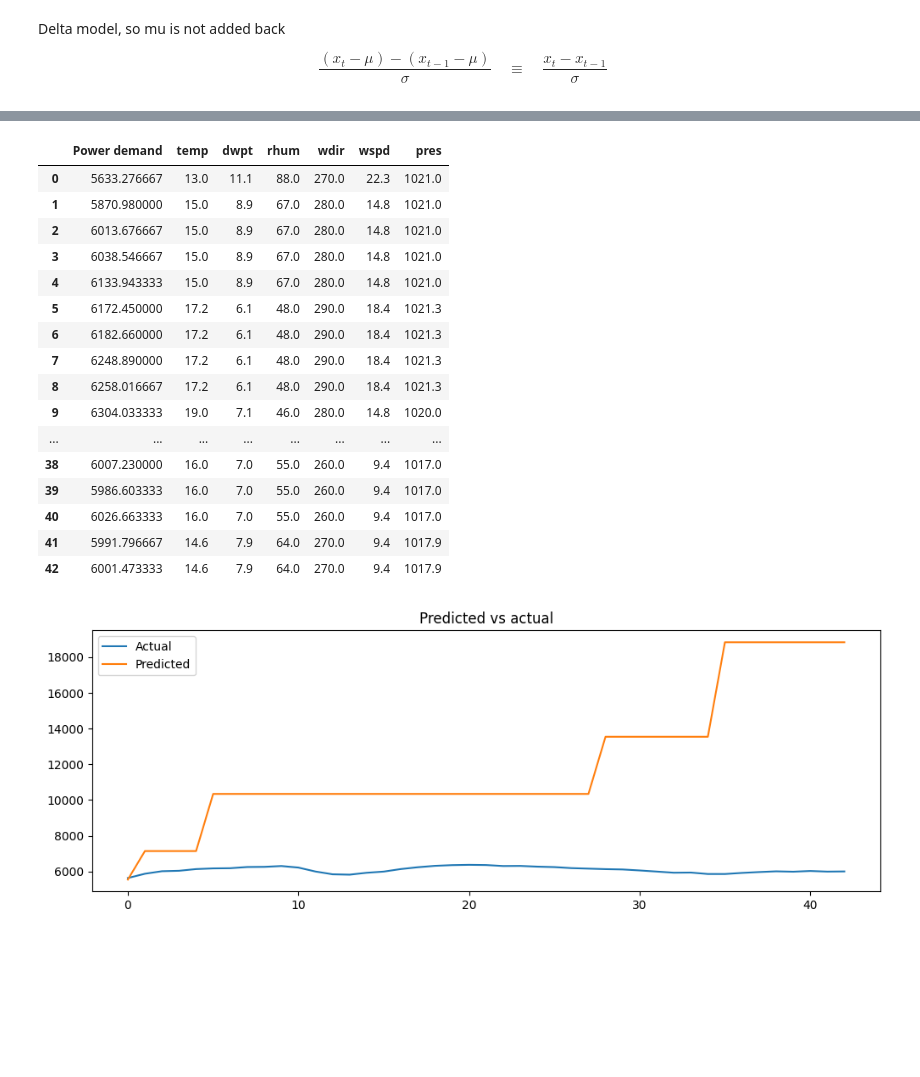
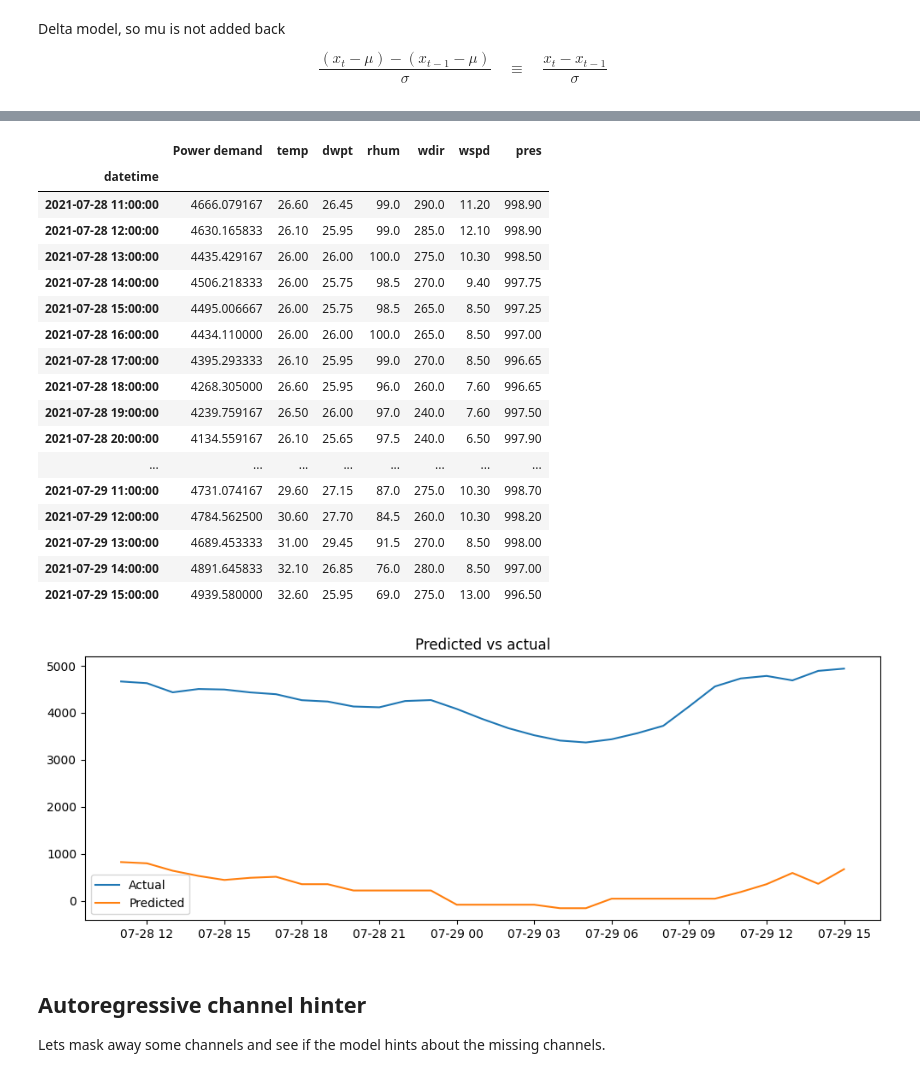
Before and after one commit to martinlie/vector-tokenizer, a Jupyter notebook: vector-tokenizer/2c tokenize2.ipynb, the cells around one changed output, grey strips where cells are left out. Saved outputs shown, nothing was run; the diff lists cells and outputs as text; code cells hidden in the pictures; blank space fills up the shorter version.

```diff
--- a/vector-tokenizer/2c tokenize2.ipynb
+++ b/vector-tokenizer/2c tokenize2.ipynb
@@ -20,13 +20,13 @@ df = pd.read_parquet("dehli.parquet")
 df = df.ffill()
 
 # Downsample from 5-min resolution to hourly
-#df = df.resample("h").mean()
+df = df.resample("h").mean()
 
 # Downsample from 5-min resolution to quarterly
-df = df.resample("15min").mean()
+#df = df.resample("15min").mean()
 
 # Change to numeric index (remove datetime)
-df = df.reset_index(drop=True)
+#df = df.reset_index(drop=True)
 
 # Fill nans with nearest
 df = df.ffill()
@@ -844,13 +842,14 @@ $$
 # %%
 # Decode tokens to deltas, cumsum with initial value, and de-normalize
 Y_rec = decode_equal_width_global(new_Y_tok, mids)
-Y_rec = pd.DataFrame(Y_rec, columns=X.columns)
+Y_rec = pd.DataFrame(Y_rec, columns=X_test_normalized.columns)
 Y_rec = Y_rec * sigma # delta model so mu is not added back
 
 init_values = X_test.iloc[-1].values
 Y_pred = init_values + jnp.cumsum(Y_rec.values, axis=0)
 
-Y_pred = pd.DataFrame(Y_pred, columns=X.columns)
+Y_test = X.iloc[t+max_new_tokens:t+max_new_tokens+len(Y_rec)]
+Y_pred = pd.DataFrame(Y_pred, columns=X_test_normalized.columns, index=Y_test.index)
 Y_pred
 # %% [output]
 |  | Power demand | temp | dwpt | rhum | wdir | wspd | pres |
@@ -873,30 +873,35 @@ Y_pred
 # %%
-Y_test = X.iloc[t+max_new_tokens:t+max_new_tokens+len(Y_rec)].reset_index(drop=True)
 Y_test
 # %% [output]
 |  | Power demand | temp | dwpt | rhum | wdir | wspd | pres |
-| 0 | 5633.276667 | 13.0 | 11.1 | 88.0 | 270.0 | 22.3 | 1021.0 |
-| 1 | 5870.980000 | 15.0 | 8.9 | 67.0 | 280.0 | 14.8 | 1021.0 |
-| 2 | 6013.676667 | 15.0 | 8.9 | 67.0 | 280.0 | 14.8 | 1021.0 |
-| 3 | 6038.546667 | 15.0 | 8.9 | 67.0 | 280.0 | 14.8 | 1021.0 |
-| 4 | 6133.943333 | 15.0 | 8.9 | 67.0 | 280.0 | 14.8 | 1021.0 |
-| 5 | 6172.450000 | 17.2 | 6.1 | 48.0 | 290.0 | 18.4 | 1021.3 |
-| 6 | 6182.660000 | 17.2 | 6.1 | 48.0 | 290.0 | 18.4 | 1021.3 |
-| 7 | 6248.890000 | 17.2 | 6.1 | 48.0 | 290.0 | 18.4 | 1021.3 |
-| 8 | 6258.016667 | 17.2 | 6.1 | 48.0 | 290.0 | 18.4 | 1021.3 |
-| 9 | 6304.033333 | 19.0 | 7.1 | 46.0 | 280.0 | 14.8 | 1020.0 |
+| datetime |  |  |  |  |  |  |  |
+| 2021-07-28 11:00:00 | 4666.079167 | 26.60 | 26.45 | 99.0 | 290.0 | 11.20 | 998.90 |
+| 2021-07-28 12:00:00 | 4630.165833 | 26.10 | 25.95 | 99.0 | 285.0 | 12.10 | 998.90 |
+| 2021-07-28 13:00:00 | 4435.429167 | 26.00 | 26.00 | 100.0 | 275.0 | 10.30 | 998.50 |
+| 2021-07-28 14:00:00 | 4506.218333 | 26.00 | 25.75 | 98.5 | 270.0 | 9.40 | 997.75 |
+| 2021-07-28 15:00:00 | 4495.006667 | 26.00 | 25.75 | 98.5 | 265.0 | 8.50 | 997.25 |
+| 2021-07-28 16:00:00 | 4434.110000 | 26.00 | 26.00 | 100.0 | 265.0 | 8.50 | 997.00 |
+| 2021-07-28 17:00:00 | 4395.293333 | 26.10 | 25.95 | 99.0 | 270.0 | 8.50 | 996.65 |
+| 2021-07-28 18:00:00 | 4268.305000 | 26.60 | 25.95 | 96.0 | 260.0 | 7.60 | 996.65 |
+| 2021-07-28 19:00:00 | 4239.759167 | 26.50 | 26.00 | 97.0 | 240.0 | 7.60 | 997.50 |
+| 2021-07-28 20:00:00 | 4134.559167 | 26.10 | 25.65 | 97.5 | 240.0 | 6.50 | 997.90 |
 | ... | ... | ... | ... | ... | ... | ... | ... |
-| 38 | 6007.230000 | 16.0 | 7.0 | 55.0 | 260.0 | 9.4 | 1017.0 |
-| 39 | 5986.603333 | 16.0 | 7.0 | 55.0 | 260.0 | 9.4 | 1017.0 |
-| 40 | 6026.663333 | 16.0 | 7.0 | 55.0 | 260.0 | 9.4 | 1017.0 |
-| 41 | 5991.796667 | 14.6 | 7.9 | 64.0 | 270.0 | 9.4 | 1017.9 |
-| 42 | 6001.473333 | 14.6 | 7.9 | 64.0 | 270.0 | 9.4 | 1017.9 |
+| 2021-07-29 11:00:00 | 4731.074167 | 29.60 | 27.15 | 87.0 | 275.0 | 10.30 | 998.70 |
+| 2021-07-29 12:00:00 | 4784.562500 | 30.60 | 27.70 | 84.5 | 260.0 | 10.30 | 998.20 |
+| 2021-07-29 13:00:00 | 4689.453333 | 31.00 | 29.45 | 91.5 | 270.0 | 8.50 | 998.00 |
+| 2021-07-29 14:00:00 | 4891.645833 | 32.10 | 26.85 | 76.0 | 280.0 | 8.50 | 997.00 |
+| 2021-07-29 15:00:00 | 4939.580000 | 32.60 | 25.95 | 69.0 | 275.0 | 13.00 | 996.50 |
 # %%
+col = 'Power demand'
 plt.figure(figsize=(12, 4))
-plt.plot(Y_test.index, Y_test['Power demand'], label="Actual")
-plt.plot(Y_pred.index, Y_pred['Power demand'], label="Predicted")
+plt.plot(Y_test.index, Y_test[col], label="Actual")
+plt.plot(Y_pred.index, Y_pred[col], label="Predicted")
 plt.title('Predicted vs actual')
 plt.legend()
 plt.show()
 # %% [output]
-[figure, old version]
+[figure, new version]
+# %% [markdown]
+## Autoregressive channel hinter
+
+Lets mask away some channels and see if the model hints about the missing channels.
```
Also changed, not shown: parts of 14 cells of this notebook, 2 other files.
